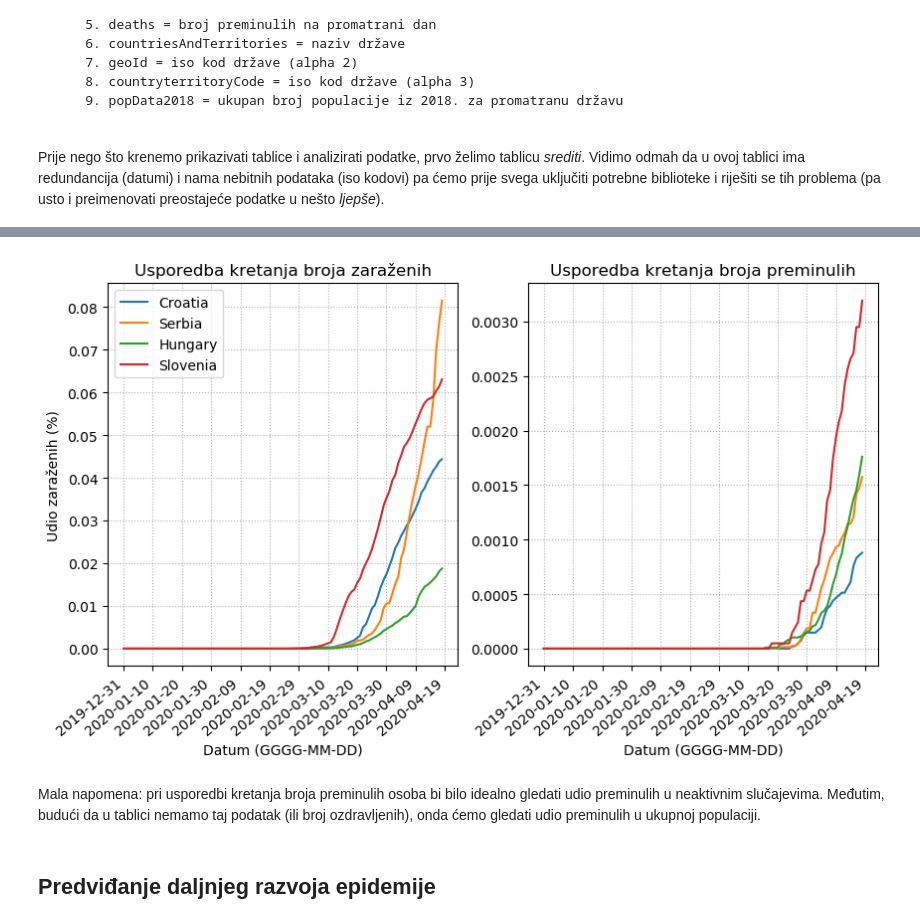
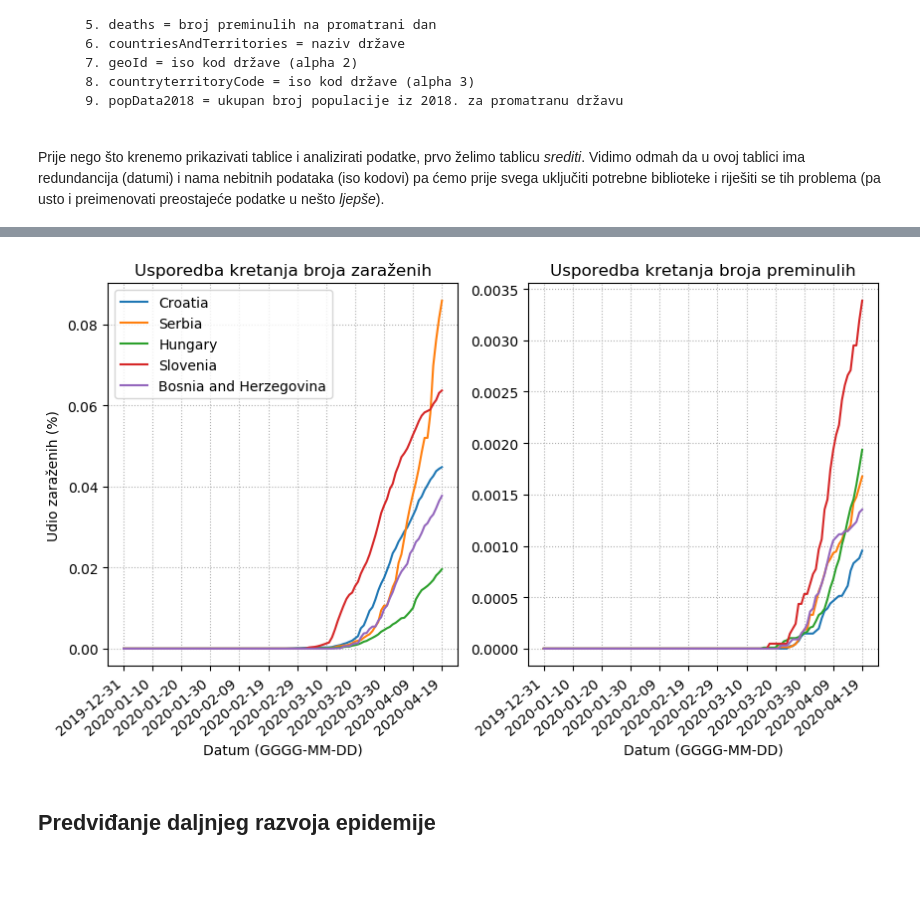
Before and after one commit to dominikmik195/mat_soft, a Jupyter notebook: corona_formal.ipynb, the cells around one changed output, grey strips where cells are left out. Cells and saved outputs as stored; diff of their text form; code cells hidden in the pictures; blank space fills up the shorter version.

```diff
--- a/corona_formal.ipynb
+++ b/corona_formal.ipynb
@@ -143,7 +149,7 @@ def usporedba(lista):
         for država in lista:
             nova = lista_dnevno_stanje(država, pridjevi[i])[::-1]
             while len(nova) < duljina: nova.append(0)
-            ax[i].plot(datumi[0], nova[::-1]/(np.array(izdvoji_državu(država)['Population'])[0]/100), label = država)
+            ax[i].plot(datumi[0], nova[::-1]/(np.array(izdvoji_državu(država)['Population'])[0]/100), label = država.replace('_', ' '))
             #ax[i][j].plot(dates[k:], np.array(lista_dnevno_stanje(država, pridjevi[j]))[k:]/jedinica[i], color=boje[j])
             ax[i].set_title('Usporedba kretanja broja ' + pridjevi[pridjevi[i]] + 'h', fontsize='large')
             ax[i].set_xlabel('Datum (GGGG-MM-DD)', fontsize='medium')
@@ -156,9 +166,7 @@ def usporedba(lista):
 # %%
-usporedba(['Croatia', 'Serbia', 'Hungary', 'Slovenia'])
+usporedba(['Croatia', 'Serbia', 'Hungary', 'Slovenia', 'Bosnia_and_Herzegovina'])
 # %% [output]
-[figure, old version]
+[figure, new version]
-# %% [markdown]
-Mala napomena: pri usporedbi kretanja broja preminulih osoba bi bilo idealno gledati udio preminulih u neaktivnim slučajevima. Međutim, budući da u tablici nemamo taj podatak (ili broj ozdravljenih), onda ćemo gledati udio preminulih u ukupnoj populaciji.
 # %% [markdown]
 ## Predviđanje daljnjeg razvoja epidemije
 # %% [markdown]
```
Also changed, not shown: parts of 15 cells of this notebook, 2 other files.
